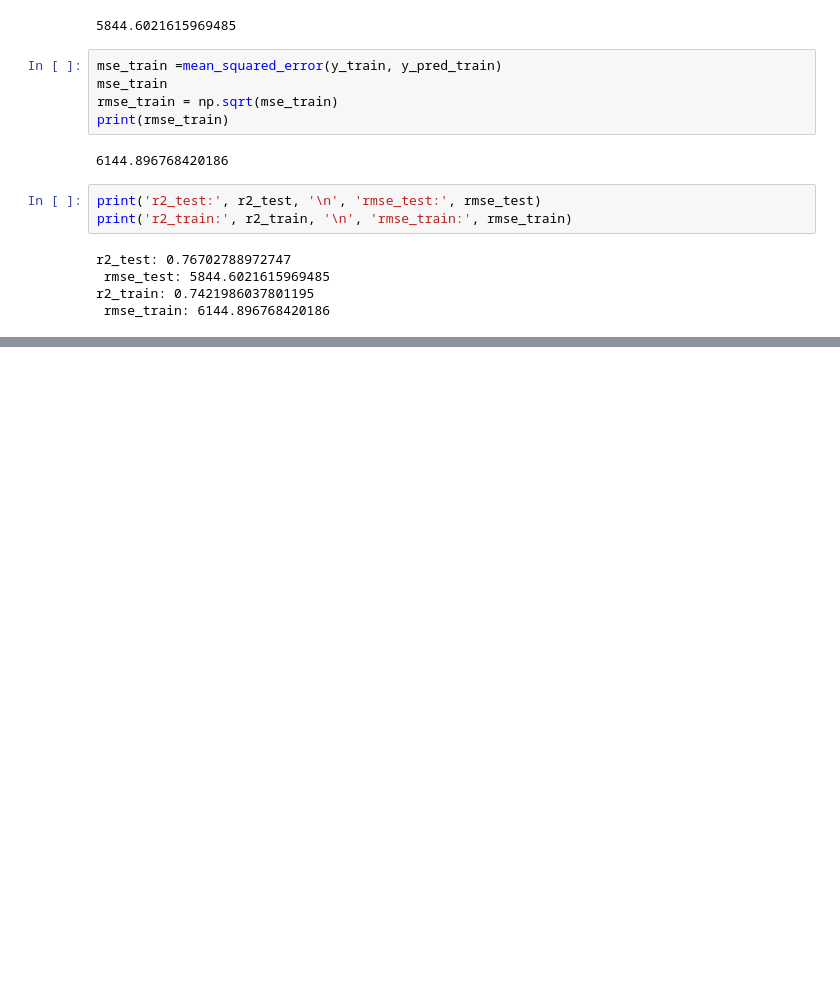
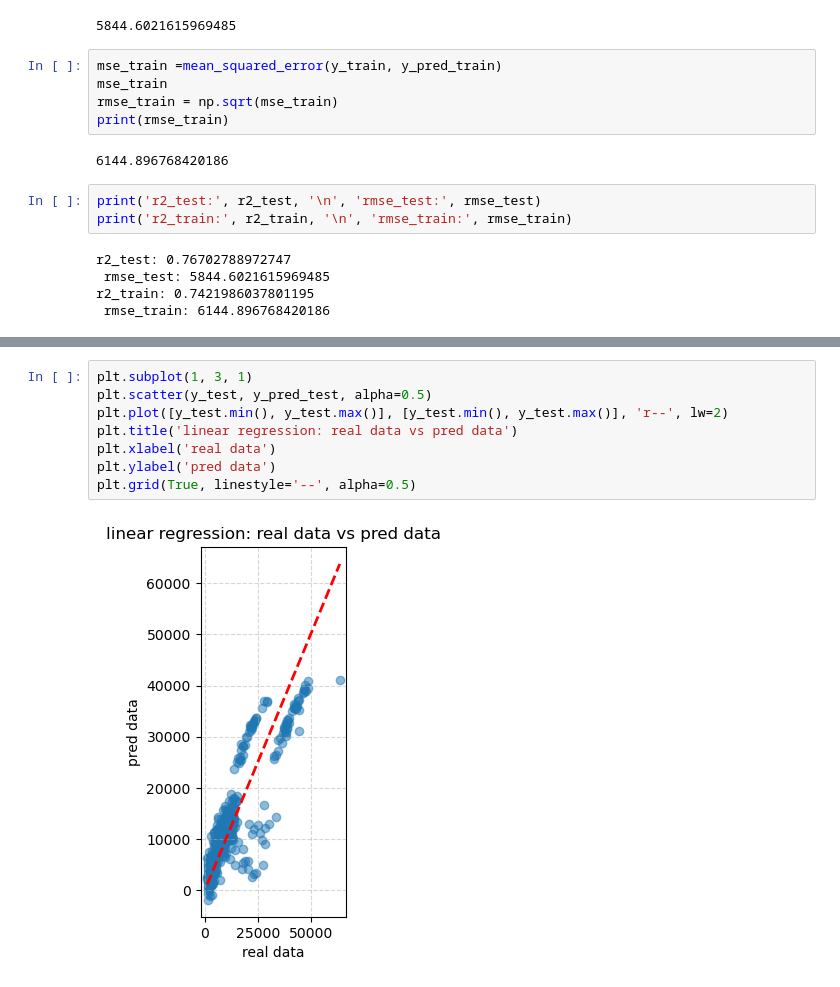
Before and after one commit to shahramsamar/ML-AI, a Jupyter notebook: ML/RegressionPolynomial Vs Regression /RegressionPolynomial vs Regression.ipynb, the cells around one changed output, grey strips where cells are left out. Drawn from its saved outputs; the diff is of its cells as text; blank space fills up the shorter version.

```diff
--- a/ML/RegressionPolynomial Vs Regression /RegressionPolynomial vs Regression.ipynb
+++ b/ML/RegressionPolynomial Vs Regression /RegressionPolynomial vs Regression.ipynb
@@ -105,0 +173,10 @@ r2_train: 0.7421986037801195
+# %%
+plt.subplot(1, 3, 1)
+plt.scatter(y_test, y_pred_test, alpha=0.5)
+plt.plot([y_test.min(), y_test.max()], [y_test.min(), y_test.max()], 'r--', lw=2)
+plt.title('linear regression: real data vs pred data')
+plt.xlabel('real data')
+plt.ylabel('pred data')
+plt.grid(True, linestyle='--', alpha=0.5)
+# %% [output]
+[figure, added]
```
Also changed, not shown: parts of 13 cells of this notebook.
